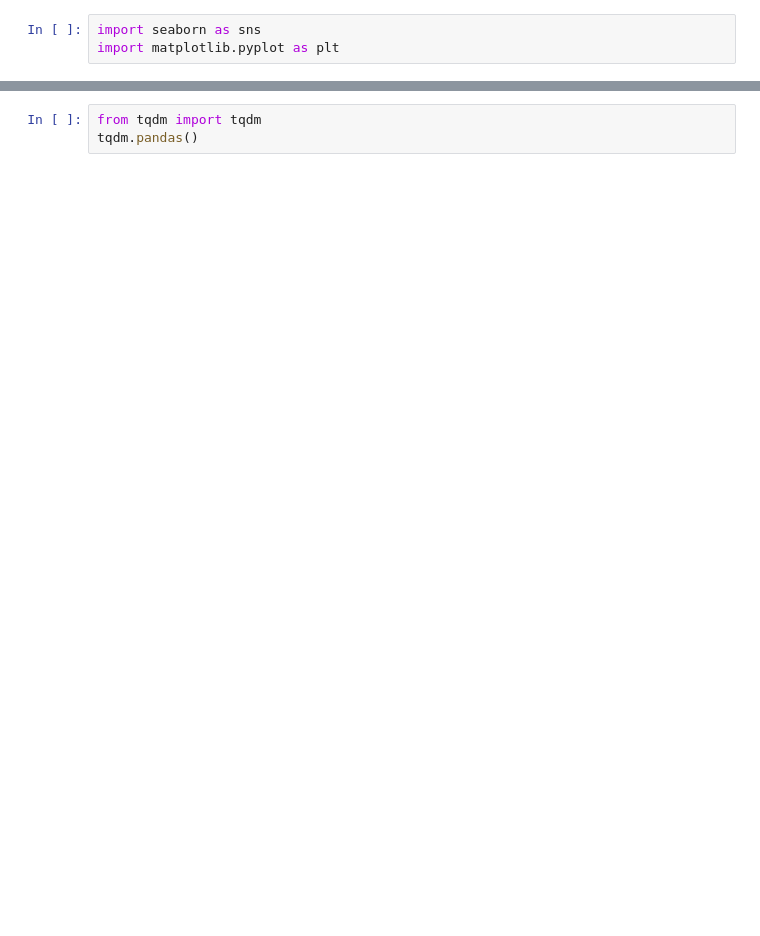
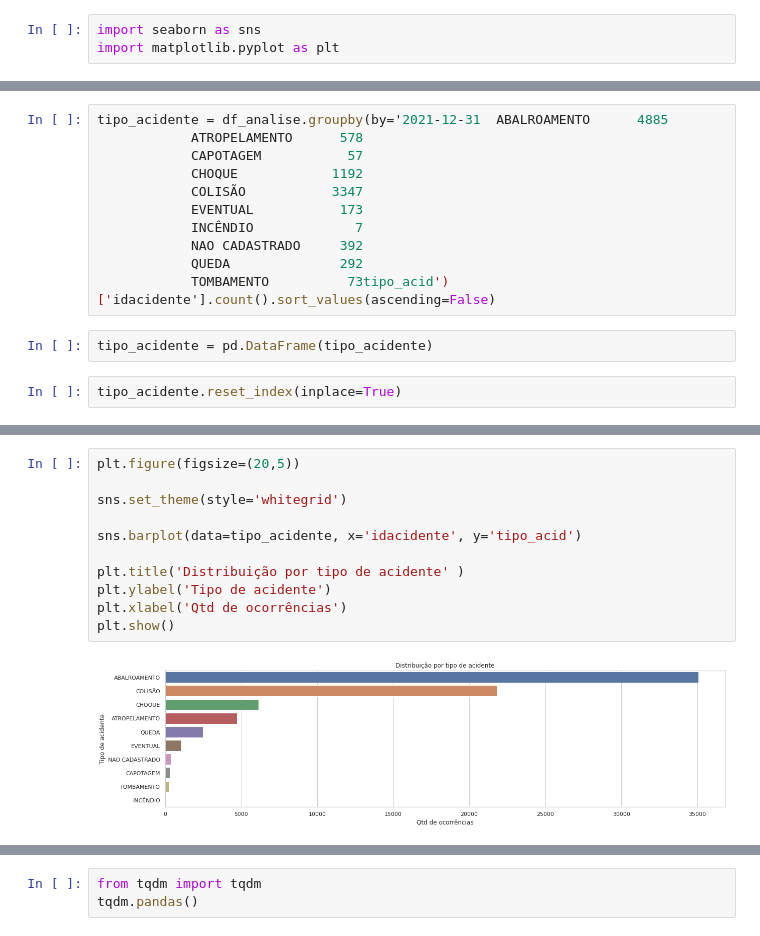
Before and after one commit to vallinoto/ensino, a Jupyter notebook: ext-manip-dados/projetos_guiados/Projeto - Acidentes de Trânsito POA.ipynb, the cells around one changed output, grey strips where cells are left out. Saved outputs shown, nothing was run; the diff lists cells and outputs as text; blank space fills up the shorter version.

```diff
--- a/ext-manip-dados/projetos_guiados/Projeto - Acidentes de Trânsito POA.ipynb
+++ b/ext-manip-dados/projetos_guiados/Projeto - Acidentes de Trânsito POA.ipynb
@@ -182,0 +156,15 @@ import matplotlib.pyplot as plt
+# %%
+tipo_acidente = df_analise.groupby(by='2021-12-31  ABALROAMENTO      4885
+            ATROPELAMENTO      578
+            CAPOTAGEM           57
+            CHOQUE            1192
+            COLISÃO           3347
+            EVENTUAL           173
+            INCÊNDIO             7
+            NAO CADASTRADO     392
+            QUEDA              292
+            TOMBAMENTO          73tipo_acid')['idacidente'].count().sort_values(ascending=False)
+# %%
+tipo_acidente = pd.DataFrame(tipo_acidente)
+# %%
+tipo_acidente.reset_index(inplace=True)
@@ -182,0 +185,13 @@ import matplotlib.pyplot as plt
+# %%
+plt.figure(figsize=(20,5))
+
+sns.set_theme(style='whitegrid')
+
+sns.barplot(data=tipo_acidente, x='idacidente', y='tipo_acid')
+
+plt.title('Distribuição por tipo de acidente' )
+plt.ylabel('Tipo de acidente')
+plt.xlabel('Qtd de ocorrências')
+plt.show()
+# %% [output]
+[figure, added]
```
Also changed, not shown: parts of 71 cells of this notebook, 2 other files.
